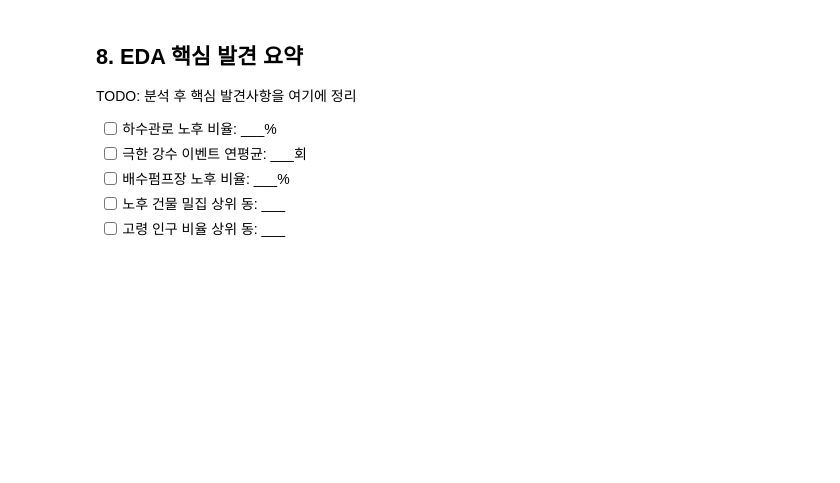
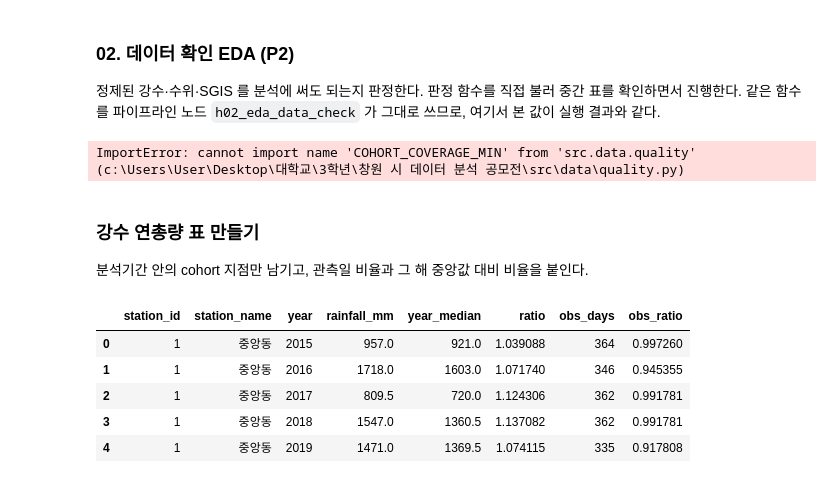
Before and after one commit to JaeHong-Jang/Changwon-, a Jupyter notebook: notebooks/02_eda.ipynb, the cells around one changed output. Cells and saved outputs as stored; diff of their text form; code cells hidden in the pictures; blank space fills up the shorter version.

```diff
--- a/notebooks/02_eda.ipynb
+++ b/notebooks/02_eda.ipynb
@@ -181,10 +1,54 @@ print('배수펌프장 데이터 로드 후 주석 해제하여 실행')
-# %% [markdown]
-## 8. EDA 핵심 발견 요약
-
-TODO: 분석 후 핵심 발견사항을 여기에 정리
-
-- [ ] 하수관로 노후 비율: ___%
-- [ ] 극한 강수 이벤트 연평균: ___회
-- [ ] 배수펌프장 노후 비율: ___%
-- [ ] 노후 건물 밀집 상위 동: ___
-- [ ] 고령 인구 비율 상위 동: ___
+# %% [markdown]
+### 02. 데이터 확인 EDA (P2)
+
+정제된 강수·수위·SGIS 를 분석에 써도 되는지 판정한다.
+판정 함수를 직접 불러 중간 표를 확인하면서 진행한다. 같은 함수를 파이프라인
+노드 `h02_eda_data_check` 가 그대로 쓰므로, 여기서 본 값이 실행 결과와 같다.
+# %%
+import json
+import sys
+from pathlib import Path
+
+import pandas as pd
+
+ROOT = Path.cwd().parent if Path.cwd().name == "notebooks" else Path.cwd()
+sys.path.insert(0, str(ROOT))
+
+from src.pipeline.graph import Graph
+from src.pipeline import manifest as mf
+from src.pipeline.report import node_metrics, node_table
+
+GRAPH = Graph.load()
+
+import geopandas as gpd
+import matplotlib.pyplot as plt
+from IPython.display import Image
+
+from src.visualization import style
+
+style.apply()
+
+from src.data import quality
+from src.visualization import eda_figures
+
+CANONICAL = ROOT / "data/processed/canonical"
+LO, HI = pd.Timestamp("2015-01-01"), pd.Timestamp("2024-12-31")
+# %% [output]
+ImportError: cannot import name 'COHORT_COVERAGE_MIN' from 'src.data.quality' (c:\Users\User\Desktop\대학교\3학년\창원 시 데이터 분석 공모전\src\data\quality.py)
+# %% [markdown]
+### 강수 연총량 표 만들기
+
+분석기간 안의 cohort 지점만 남기고, 관측일 비율과 그 해 중앙값 대비 비율을 붙인다.
+# %%
+rain = pd.read_parquet(CANONICAL / "rainfall_hourly.parquet")
+rain["obs_date"] = rain["observed_at"].dt.normalize()
+
+annual = quality.rainfall_table(rain, LO, HI)
+annual.head()
+# %% [output]
+|  | station_id | station_name | year | rainfall_mm | year_median | ratio | obs_days | obs_ratio |
+| 0 | 1 | 중앙동 | 2015 | 957.0 | 921.0 | 1.039088 | 364 | 0.997260 |
+| 1 | 1 | 중앙동 | 2016 | 1718.0 | 1603.0 | 1.071740 | 346 | 0.945355 |
+| 2 | 1 | 중앙동 | 2017 | 809.5 | 720.0 | 1.124306 | 362 | 0.991781 |
+| 3 | 1 | 중앙동 | 2018 | 1547.0 | 1360.5 | 1.137082 | 362 | 0.991781 |
+| 4 | 1 | 중앙동 | 2019 | 1471.0 | 1369.5 | 1.074115 | 335 | 0.917808 |
```
Also changed, not shown: parts of 33 cells of this notebook, 51 other files.
